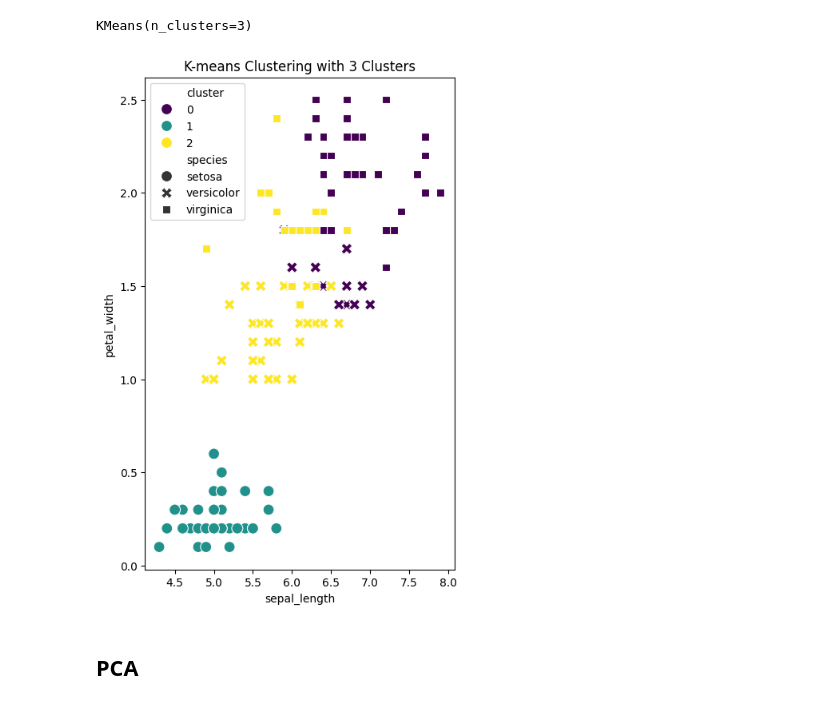
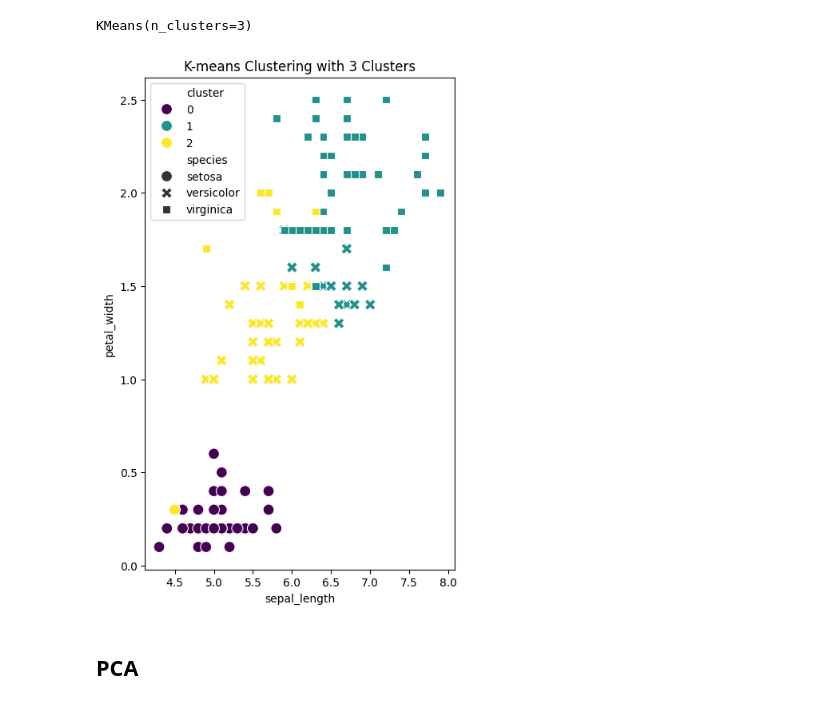
Before and after one commit to YuliiaChorna1/DataScience-09.1-Unsupervised-K-means-Algorithm-Clustering-PCA, a Jupyter notebook: 9.1_lesson_practice.ipynb, the cells around one changed output. Cells and saved outputs as stored; diff of their text form; code cells hidden in the pictures.

Commit message:
Clustering: K-means and PCA practice from lesson, modified

```diff
--- a/9.1_lesson_practice.ipynb
+++ b/9.1_lesson_practice.ipynb
@@ -85,14 +89,18 @@ kmeans.fit(X_scaled)
 # %% [output]
 KMeans(n_clusters=3)
 # %%
+optimal_k = 3
+kmeans = KMeans(n_clusters=optimal_k)
+kmeans.fit(X_scaled)
+
 iris['cluster'] = kmeans.labels_
 
 plt.figure(figsize=(5, 8))
 sns.scatterplot(data=iris, x='sepal_length', y='petal_width', hue='cluster', palette='viridis', style='species', s=100)
 plt.title(f'K-means Clustering with {optimal_k} Clusters')
 plt.show()
 # %% [output]
-[figure, old version]
+[figure, new version]
 # %% [markdown]
 ## PCA
 # %%
```
Also changed, not shown: parts of 2 cells of this notebook.
